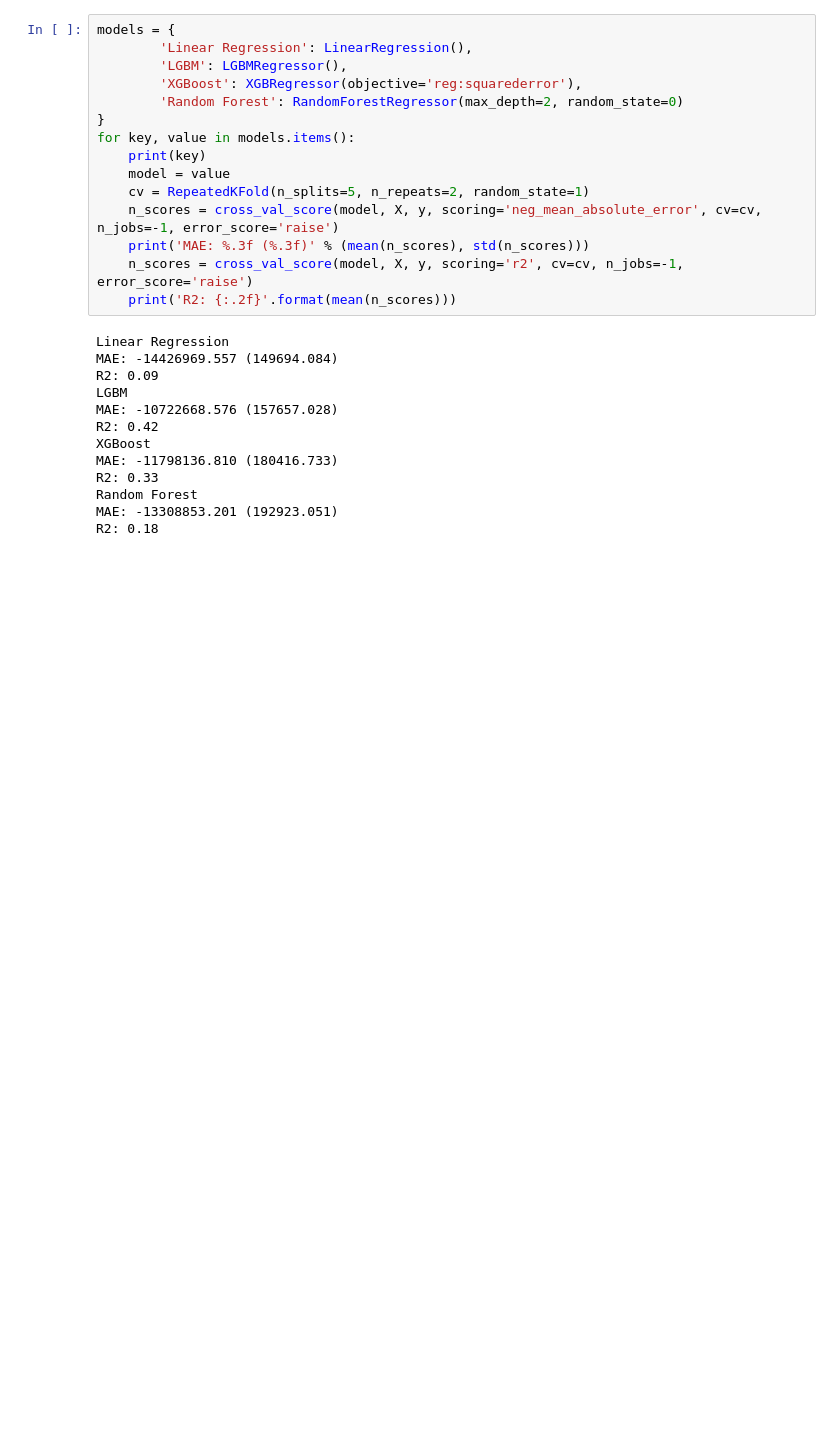
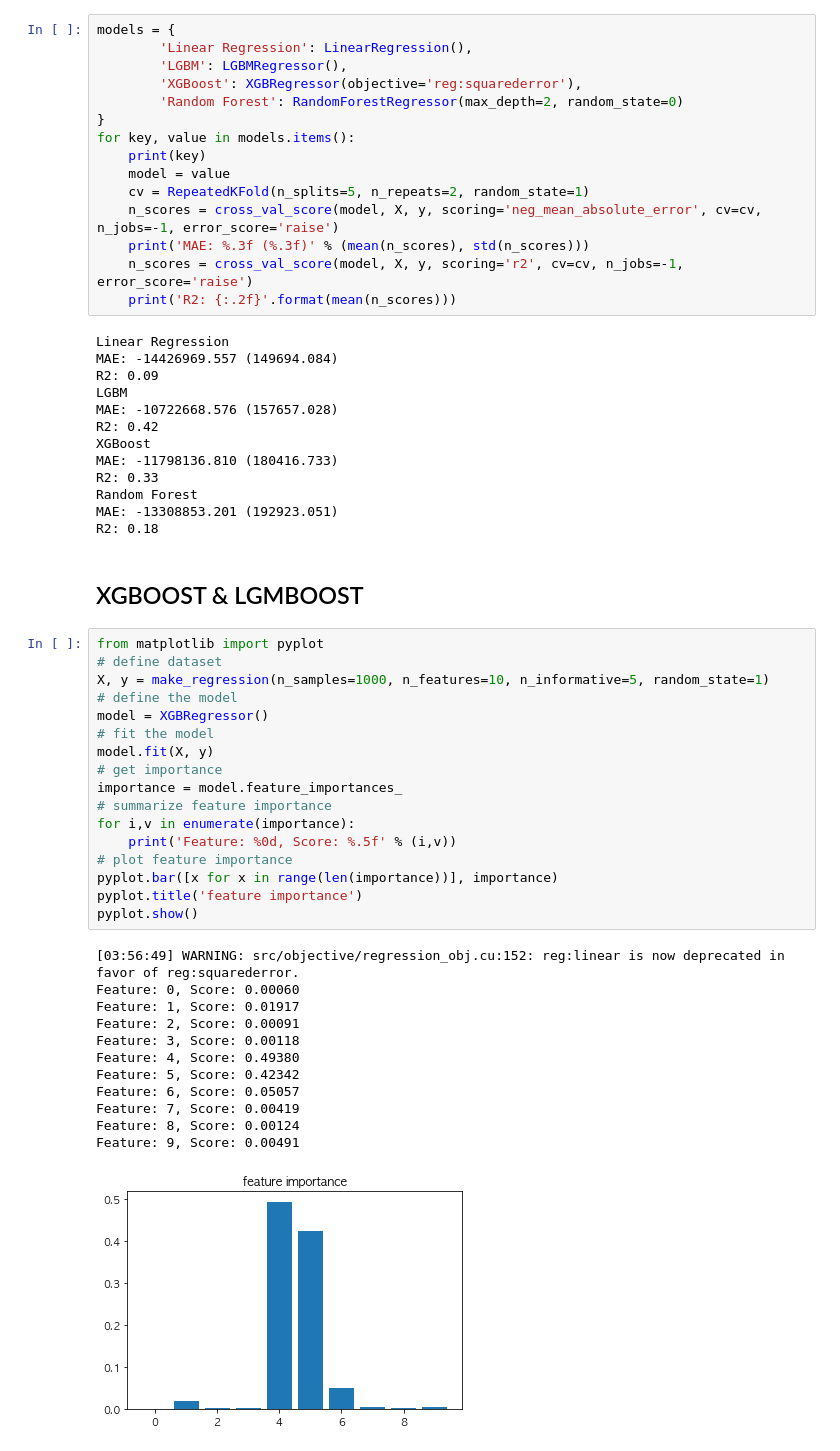
Before and after one commit to narijeong/bigcontest2020, a Jupyter notebook: nari/pre_processing_nari.ipynb, the cells around one changed output. Saved outputs shown, nothing was run; the diff lists cells and outputs as text; blank space fills up the shorter version.

Commit message:
add xgboost model and tree drawings

```diff
--- a/nari/pre_processing_nari.ipynb
+++ b/nari/pre_processing_nari.ipynb
@@ -767,3 +772,35 @@ R2: 0.33
 Random Forest
 MAE: -13308853.201 (192923.051)
 R2: 0.18
+# %% [markdown]
+## XGBOOST & LGMBOOST
+# %%
+from matplotlib import pyplot
+# define dataset
+X, y = make_regression(n_samples=1000, n_features=10, n_informative=5, random_state=1)
+# define the model
+model = XGBRegressor()
+# fit the model
+model.fit(X, y)
+# get importance
+importance = model.feature_importances_
+# summarize feature importance
+for i,v in enumerate(importance):
+	print('Feature: %0d, Score: %.5f' % (i,v))
+# plot feature importance
+pyplot.bar([x for x in range(len(importance))], importance)
+pyplot.title('feature importance')
+pyplot.show()
+# %% [output]
+[03:56:49] WARNING: src/objective/regression_obj.cu:152: reg:linear is now deprecated in favor of reg:squarederror.
+Feature: 0, Score: 0.00060
+Feature: 1, Score: 0.01917
+Feature: 2, Score: 0.00091
+Feature: 3, Score: 0.00118
+Feature: 4, Score: 0.49380
+Feature: 5, Score: 0.42342
+Feature: 6, Score: 0.05057
+Feature: 7, Score: 0.00419
+Feature: 8, Score: 0.00124
+Feature: 9, Score: 0.00491
+[figure, added]
```
Also changed, not shown: parts of 15 cells of this notebook, 2 other files.
